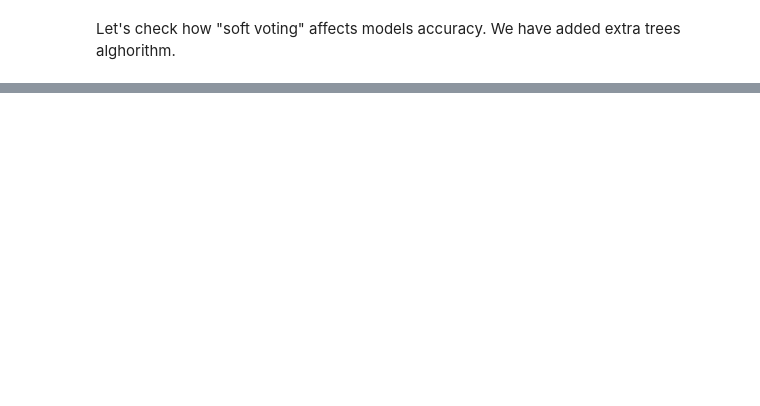
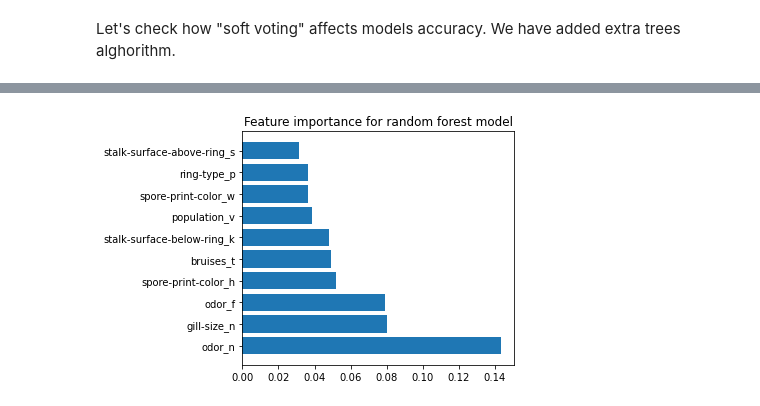
Before and after one commit to CodingBee77/Data_Science_Projects, a Jupyter notebook: Ensemble_learning_with_mushroom_dataset/Ensemble_learning_mushroom_classification.ipynb, the cells around one changed output, grey strips where cells are left out. Saved outputs shown, nothing was run; the diff lists cells and outputs as text; code cells hidden in the pictures; blank space fills up the shorter version.

```diff
--- a/Ensemble_learning_with_mushroom_dataset/Ensemble_learning_mushroom_classification.ipynb
+++ b/Ensemble_learning_with_mushroom_dataset/Ensemble_learning_mushroom_classification.ipynb
@@ -108,7 +125,0 @@ dtype: int64
-# %%
-label_binarizer = LabelBinarizer()
-for col in mushroom.columns:
-    mushroom[col] = label_binarizer.fit_transform(mushroom[col])
-
-
-mushroom.head()
@@ -136,0 +131,3 @@ Name: class, dtype: int32
+# %%
+X = pd.get_dummies(X, prefix_sep='_', drop_first=True)
+X.head()
@@ -225,0 +236,7 @@ has lower accuracy.
+# %%
+importance_df = pd.DataFrame({'feature': X.columns.values,
+                       'importance': rnd_clf.feature_importances_})
+
+ordered_df = importance_df.sort_values(by='importance',ascending=False)
+rnd_feat_imp = ordered_df.head(10)
+rnd_feat_imp
@@ -225,0 +255,15 @@ has lower accuracy.
+# %%
+imp_range=range(1,len(rnd_feat_imp.index)+1)
+
+height = rnd_feat_imp['importance']
+bars = rnd_feat_imp['feature']
+y_pos = np.arange(len(bars))
+
+plt.barh(y_pos, height)
+plt.yticks(y_pos, bars)
+plt.title("Feature importance for random forest")
+
+plt.tight_layout()
+plt.show()
+# %% [output]
+[figure, added]
```
Also changed, not shown: parts of 23 cells of this notebook, 3 other files.
